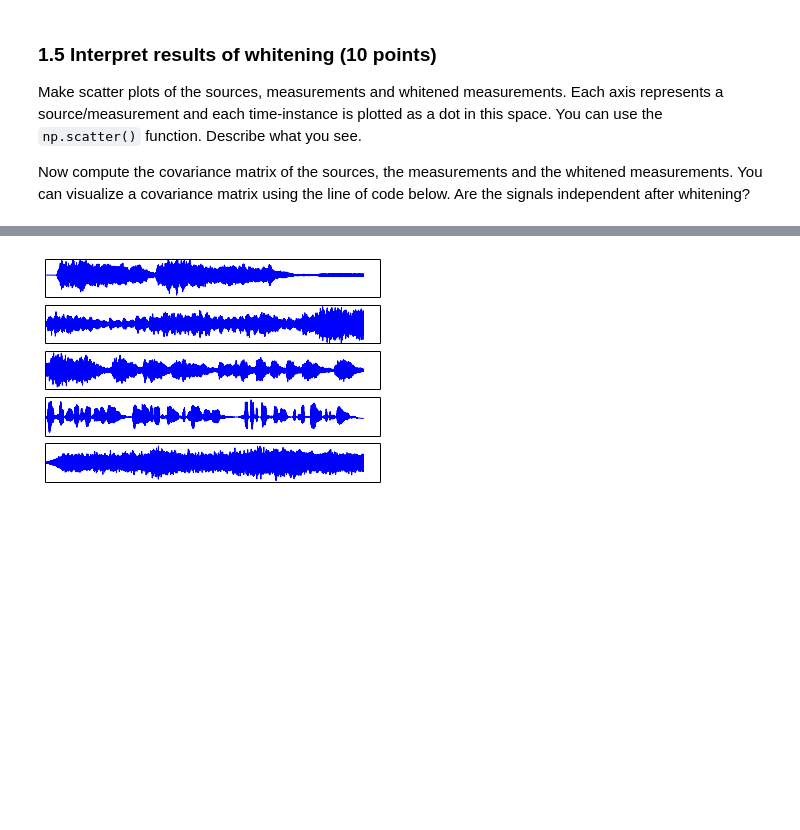
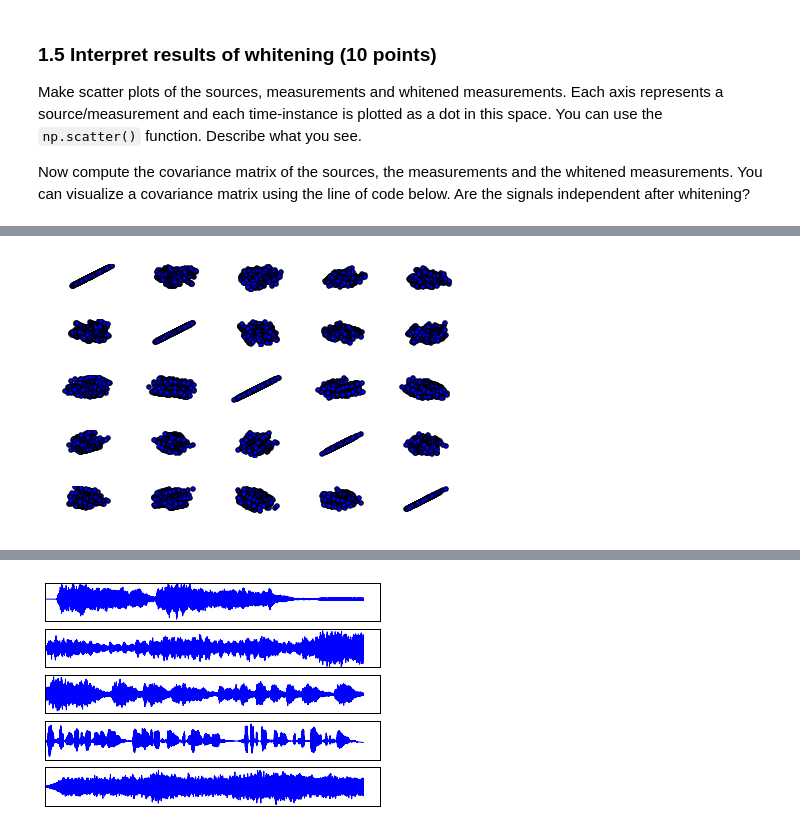
Before and after one commit to afcarl/ML2, a Jupyter notebook: lab1/lab1.ipynb, the cells around one changed output, grey strips where cells are left out. Saved outputs shown, nothing was run; the diff lists cells and outputs as text; code cells hidden in the pictures; blank space fills up the shorter version.

```diff
--- a/lab1/lab1.ipynb
+++ b/lab1/lab1.ipynb
@@ -144,8 +142,6 @@ Some ICA algorithms can only learn from whitened data. Write a method `whiten(X)
 # %%
 def whiten(X):
     cov = np.cov(X) #Find covariance matrix
-    w,v = np.linalg.eig(cov) #Find eigenvalues (w) and eigenvectors (v)
+    w,v = np.linalg.eigh(cov) #Find eigenvalues (w) and eigenvectors (v)
     w = w * np.eye(len(w)) #Create matrix with eigenvalues on diagonal
     return np.sqrt(np.linalg.inv(w)).dot(v.T).dot(X) #Whiten, equation 3 pdf
-
-whiten(X)
@@ -172,0 +177,13 @@ ax = imshow(C, cmap='gray', interpolation='nearest')
+# %%
+white_X = whiten(X)
+f, axarr = plt.subplots(5, 5)
+
+for i in xrange(num_sources):
+    for j in xrange(num_sources):
+        axarr[i,j].scatter(white_X[i,:],white_X[j,:])
+        axarr[i,j].axis("off")
+
+plt.tight_layout()
+plt.show()
+# %% [output]
+[figure, added]
```
Also changed, not shown: parts of 13 cells of this notebook.
